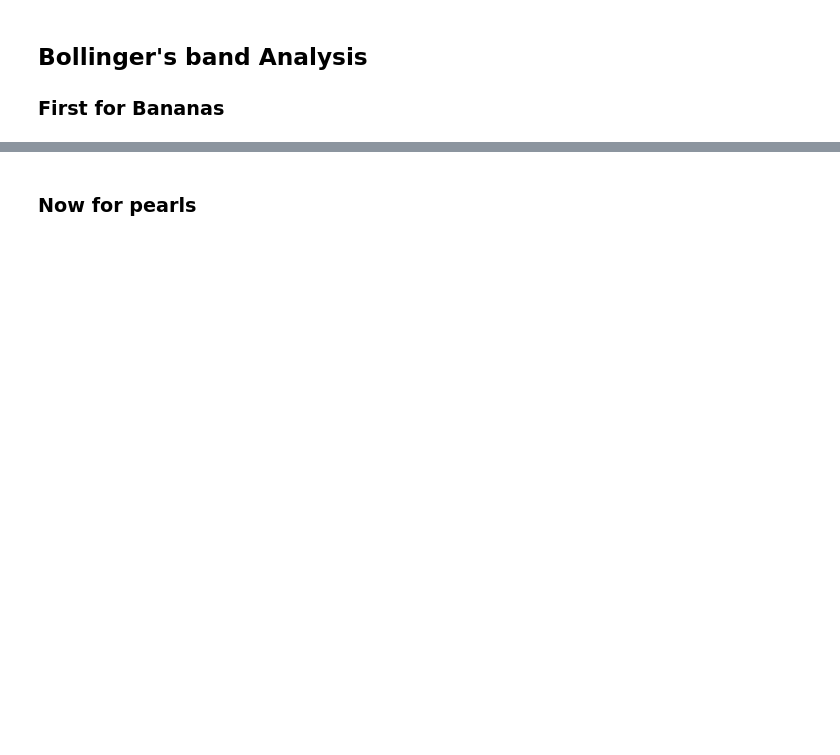
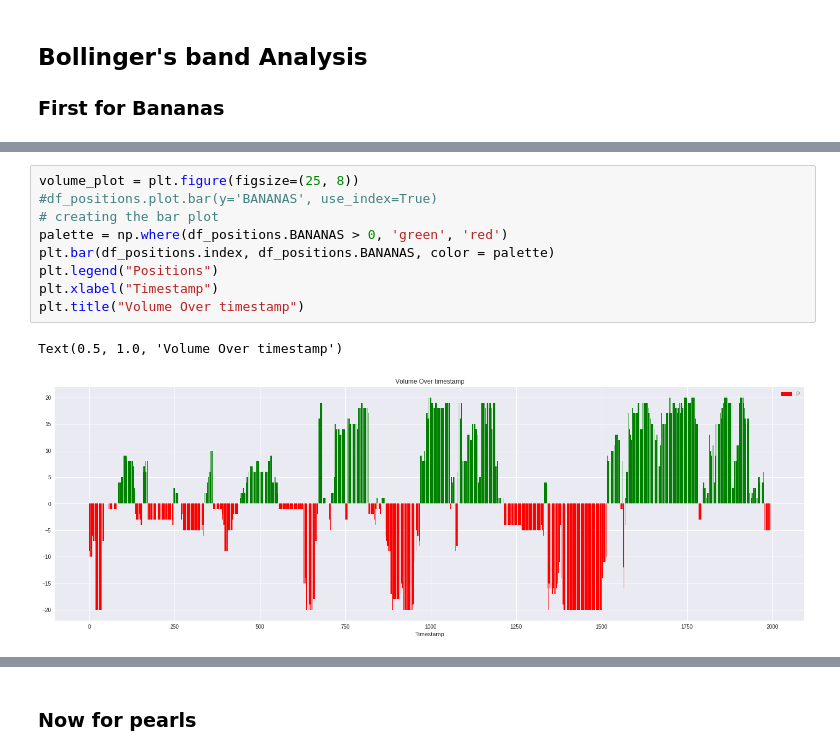
Before and after one commit to IMC-Croissant/AlgoTrading, a Jupyter notebook: Coding/notebooks/bollingers_and_position_analysis.ipynb, the cells around one changed output, grey strips where cells are left out. Cells and saved outputs as stored; diff of their text form; blank space fills up the shorter version.

Commit message:
updated ipynb with volume ratio analysis

```diff
--- a/Coding/notebooks/bollingers_and_position_analysis.ipynb
+++ b/Coding/notebooks/bollingers_and_position_analysis.ipynb
@@ -124,3 +153,15 @@ plt.legend(['Mid-Price', 'SMA', 'Upper', 'Lower'])
+# %%
+volume_plot = plt.figure(figsize=(25, 8))
+#df_positions.plot.bar(y='BANANAS', use_index=True)
+# creating the bar plot
+palette = np.where(df_positions.BANANAS > 0, 'green', 'red')
+plt.bar(df_positions.index, df_positions.BANANAS, color = palette)
+plt.legend("Positions")
+plt.xlabel("Timestamp")
+plt.title("Volume Over timestamp")
+# %% [output]
+Text(0.5, 1.0, 'Volume Over timestamp')
+[figure, added]
 # %%
 plt.figure(figsize = (15,8))
 plt.scatter(df_positions['timestamp'], df_positions["BANANAS"], s=10)
```
Also changed, not shown: parts of 15 cells of this notebook, 2 other files.
